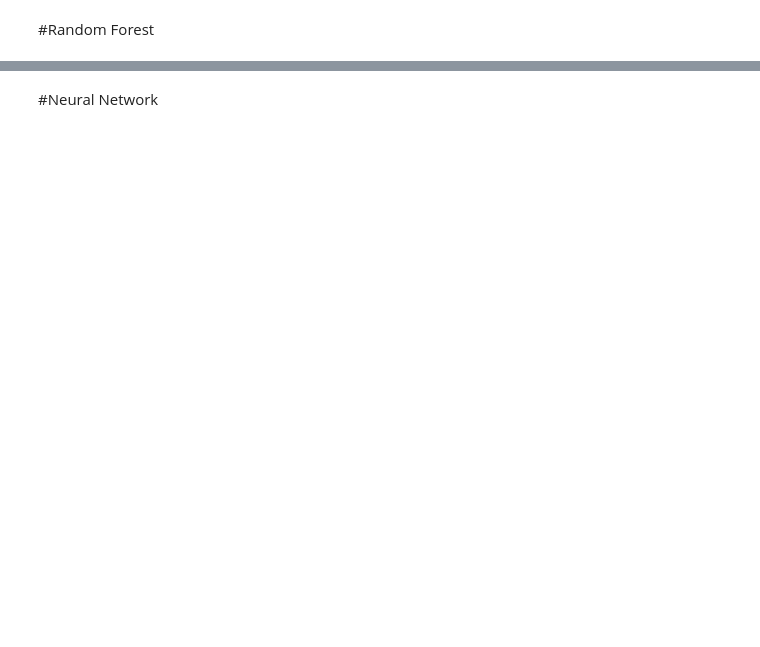
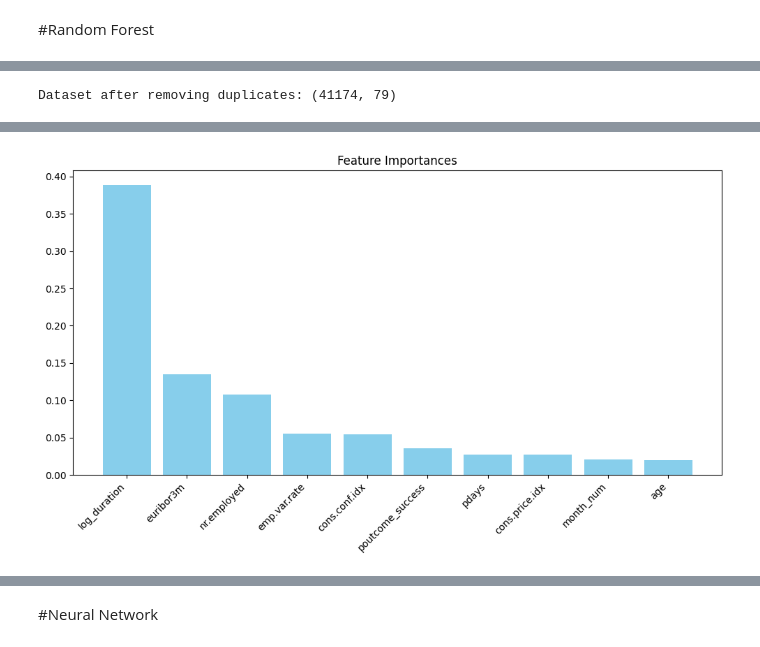
Before and after one commit to dilshanindi/Bank_Marketing, a Jupyter notebook: ML_CW.ipynb, the cells around one changed output, grey strips where cells are left out. Saved outputs shown, nothing was run; the diff lists cells and outputs as text; code cells hidden in the pictures; blank space fills up the shorter version.

```diff
--- a/ML_CW.ipynb
+++ b/ML_CW.ipynb
@@ -324,0 +328,69 @@ Random Forest Results Table:
+# %%
+data = data.drop_duplicates()
+print("Dataset after removing duplicates:", data.shape)
+# %% [output]
+Dataset after removing duplicates: (41174, 79)
+# %%
+from sklearn.metrics import accuracy_score, precision_score, recall_score, f1_score, roc_auc_score
+from tabulate import tabulate
+from sklearn.model_selection import cross_val_score
+from sklearn.ensemble import RandomForestClassifier
+
+rf_model = RandomForestClassifier(
+    n_estimators=50,
+    max_depth=10,
+    max_features='sqrt',
+    min_samples_split=10,
+    min_samples_leaf=5,
+    class_weight='balanced',
+    random_state=42
+)
+
+scores = cross_val_score(rf_model, X_train, y_train, cv=5, scoring='f1')
+print("Cross-Validation F1 Scores:", scores)
+print("Mean F1 Score:", scores.mean())
+
+rf_model.fit(X_train, y_train)
+
+y_train_pred_rf = rf_model.predict(X_train)
+training_accuracy = accuracy_score(y_train, y_train_pred_rf)
+training_precision = precision_score(y_train, y_train_pred_rf)
+training_recall = recall_score(y_train, y_train_pred_rf)
+training_f1 = f1_score(y_train, y_train_pred_rf)
+
+y_test_pred = rf_model.predict(X_test)
+y_proba_rf = rf_model.predict_proba(X_test)[:, 1]
+
+test_accuracy = accuracy_score(y_test, y_test_pred)
+test_precision = precision_score(y_test, y_test_pred)
+test_recall = recall_score(y_test, y_test_pred)
+test_f1 = f1_score(y_test, y_test_pred)
+roc_auc_rf = roc_auc_score(y_test, y_proba_rf)
+
+comparison_results_rf = [
+    ["Accuracy", f"{training_accuracy:.4f}", f"{test_accuracy:.4f}"],
+    ["Precision", f"{training_precision:.4f}", f"{test_precision:.4f}"],
+    ["Recall", f"{training_recall:.4f}", f"{test_recall:.4f}"],
+    ["F1-Score", f"{training_f1:.4f}", f"{test_f1:.4f}"],
+    ["AUC-ROC", "-", f"{roc_auc_rf:.4f}"]
+]
+
+from sklearn.metrics import classification_report
+
+print("Training Performance:")
+print(classification_report(y_train, y_train_pred_rf))
+
+print("Test Performance:")
+print(classification_report(y_test, y_test_pred))
+print(tabulate(comparison_results_rf, headers=["Metric", "Training", "Test"], tablefmt="grid"))
+
+importances = rf_model.feature_importances_
+indices = np.argsort(importances)[::-1]
+
+plt.figure(figsize=(10, 6))
+plt.title("Feature Importances")
+plt.bar(range(len(indices[:10])), importances[indices[:10]], align="center", color="skyblue")
+plt.xticks(range(len(indices[:10])), X.columns[indices[:10]], rotation=45, ha='right')
+plt.tight_layout()
+plt.show()
+# %% [output]
@@ -324,0 +414 @@ Random Forest Results Table:
+[figure, added]
```
Also changed, not shown: parts of 43 cells of this notebook.
